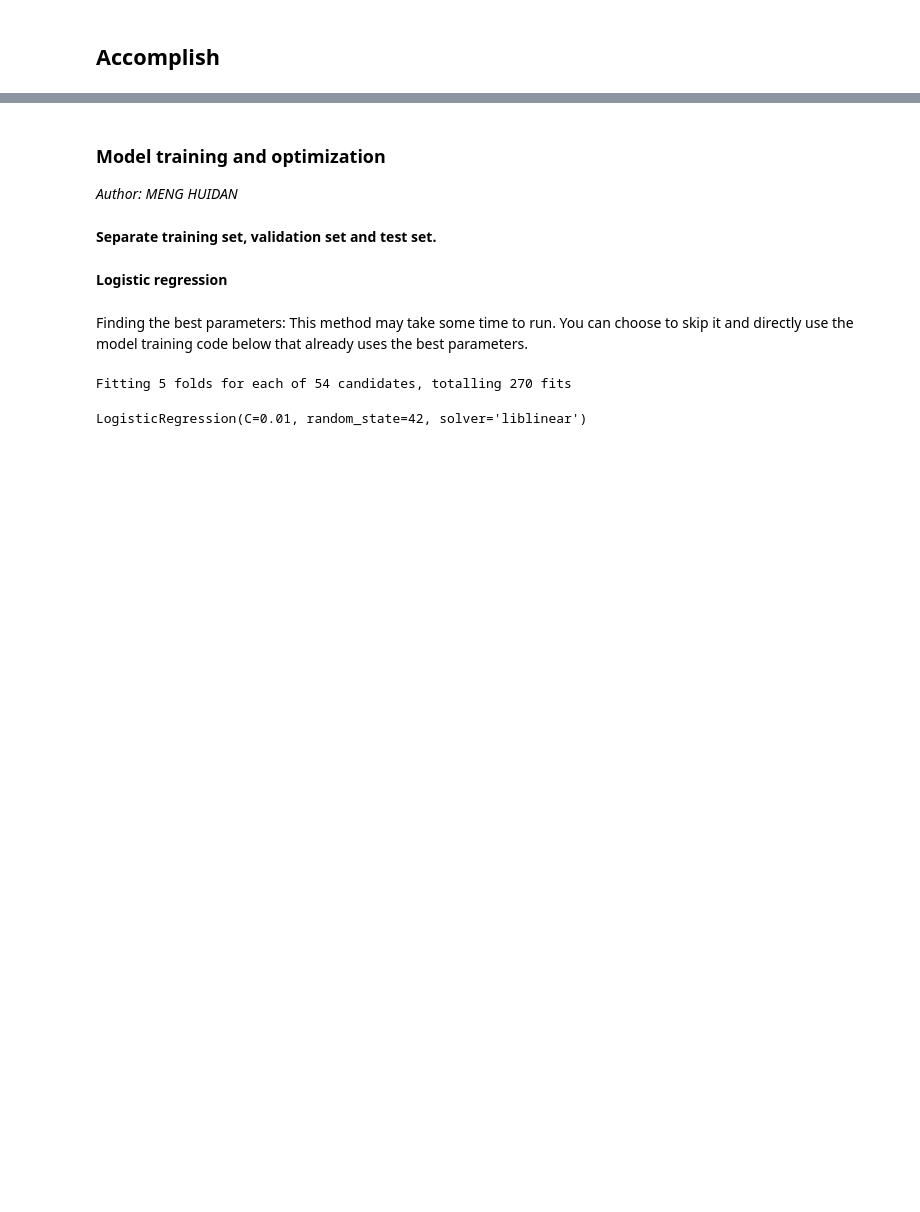
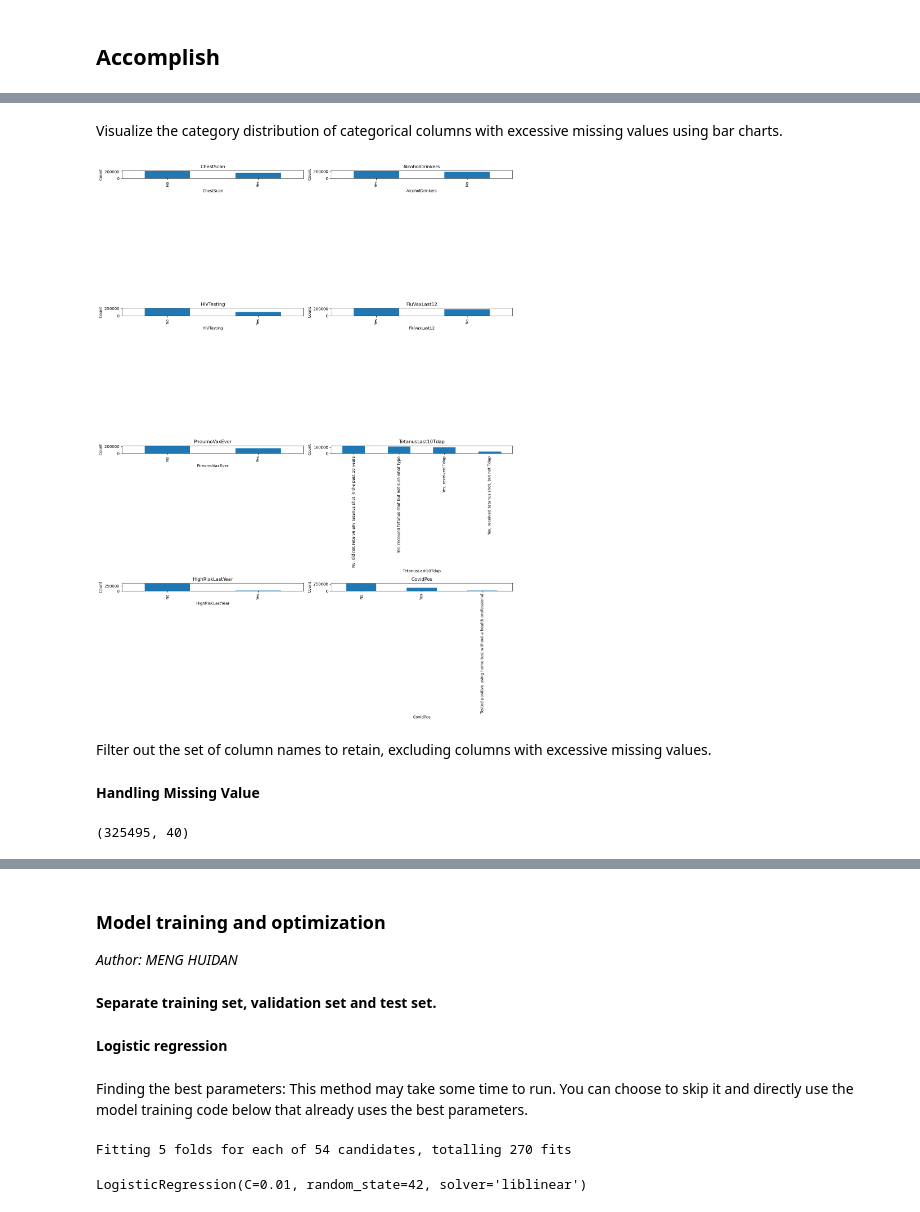
Before and after one commit to HaydenMeng/WQD7003_Project_Heartdisease_Prediction, a Jupyter notebook: WQD7003-GROUP8-Submission.ipynb, the cells around one changed output, grey strips where cells are left out. Cells and saved outputs as stored; diff of their text form; code cells hidden in the pictures; blank space fills up the shorter version.

```diff
--- a/WQD7003-GROUP8-Submission.ipynb
+++ b/WQD7003-GROUP8-Submission.ipynb
@@ -84,0 +237,20 @@ Final number of features： 42
+# %% [markdown]
+Visualize the category distribution of categorical columns with excessive missing values using bar charts.
+# %%
+# Adjusting the height for better visualization of categorical data
+plt.figure(figsize=(15, 20))  # Adjusted figure size for better visualization
+
+# Plotting each column in a 4x2 grid
+for i, col in enumerate(missing_categorical):
+    plt.subplot(4, 2, i + 1)
+    data[col].value_counts().plot(kind='bar')
+    plt.title(col)
+    plt.xlabel(col)
+    plt.ylabel('Count')
+
+plt.tight_layout()
+plt.show()
+# %% [output]
+[figure, added]
+# %% [markdown]
+Filter out the set of column names to retain, excluding columns with excessive missing values.
@@ -84,0 +263,8 @@ Final number of features： 42
+# %% [markdown]
+**Handling Missing Value**
+# %%
+# Dropping rows with NaN in columns except those in missing_numerical and missing_categorical
+data_cleaned = data.dropna(subset=columns_to_consider).copy()  # Create a copy here
+display(data_cleaned.shape)
+# %% [output]
+(325495, 40)
```
Also changed, not shown: parts of 71 cells of this notebook.
